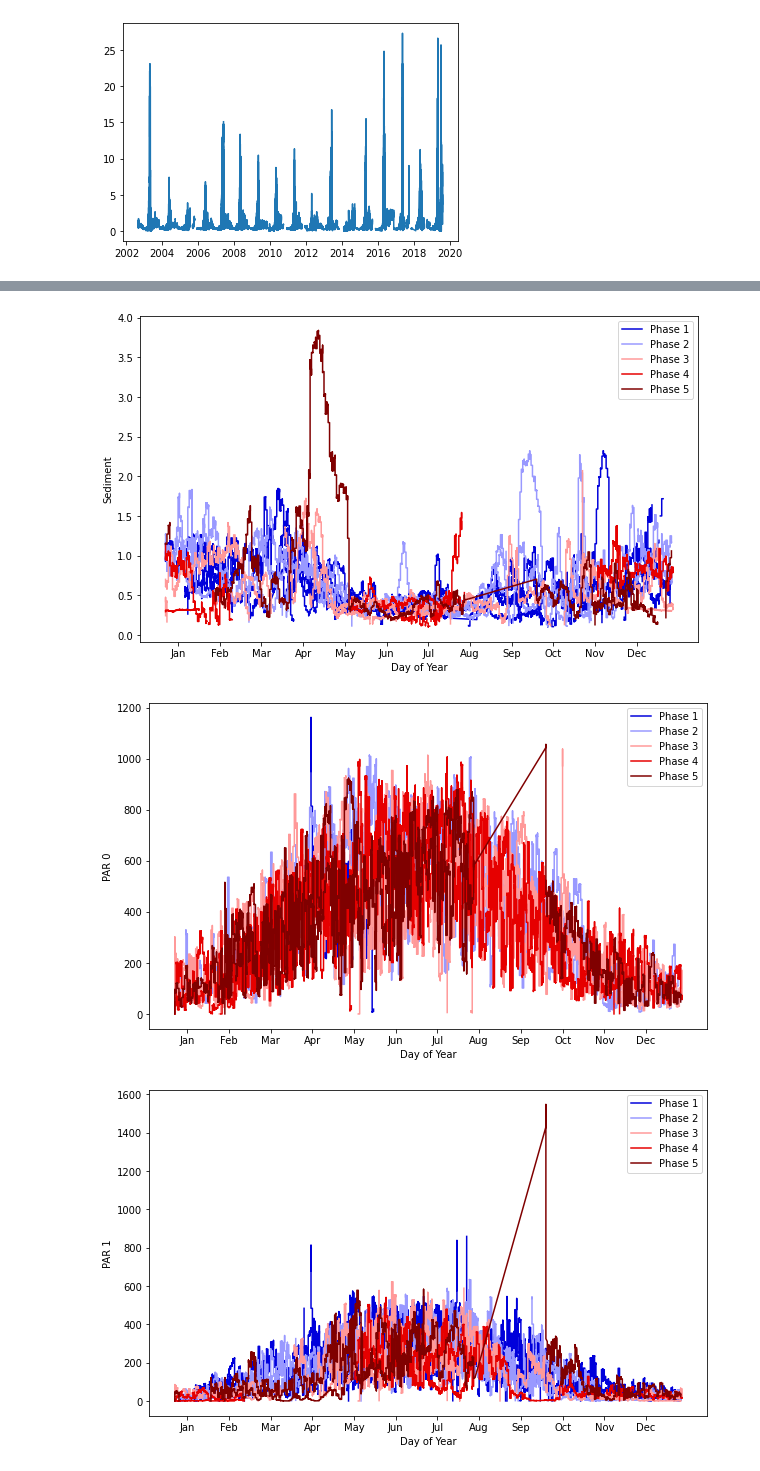
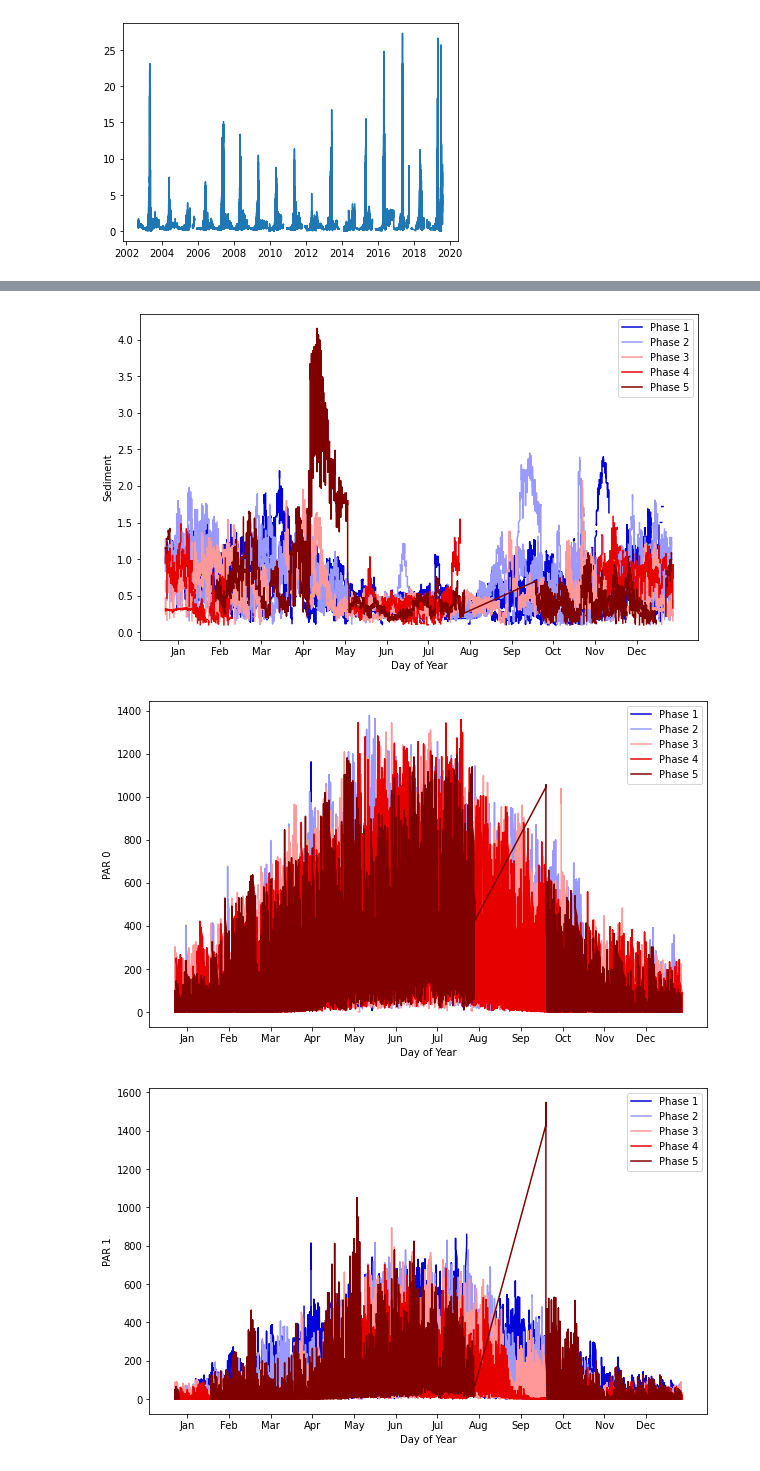
Before and after one commit to Reubenpt123/DAV, a Jupyter notebook: Plot_Data_Annually.ipynb, the cells around one changed output, grey strips where cells are left out. Cells and saved outputs as stored; diff of their text form; code cells hidden in the pictures.

```diff
--- a/Plot_Data_Annually.ipynb
+++ b/Plot_Data_Annually.ipynb
@@ -46,7 +46,7 @@ for year in years:
     df_dict[year] = WGAB.loc[str(year)]
     # iterate through the columns and create new movig average columns
     for col in df_dict[year].columns:
-        df_dict[year][col+'_ma'] = df_dict[year][col].rolling(average_period).mean()
+        df_dict[year][col+'_ma'] = df_dict[year][col].rolling('12h').mean()
     # Create day of year column
     df_dict[year]['day'] = df_dict[year].index.dayofyear
 
@@ -91,3 +91,3 @@ for colm in ma_col_names[0:-1]:
-[figure, old version]
+[figure, new version]
-[figure, old version]
+[figure, new version]
-[figure, old version]
+[figure, new version]
```
Also changed, not shown: parts of 1 cell of this notebook.
